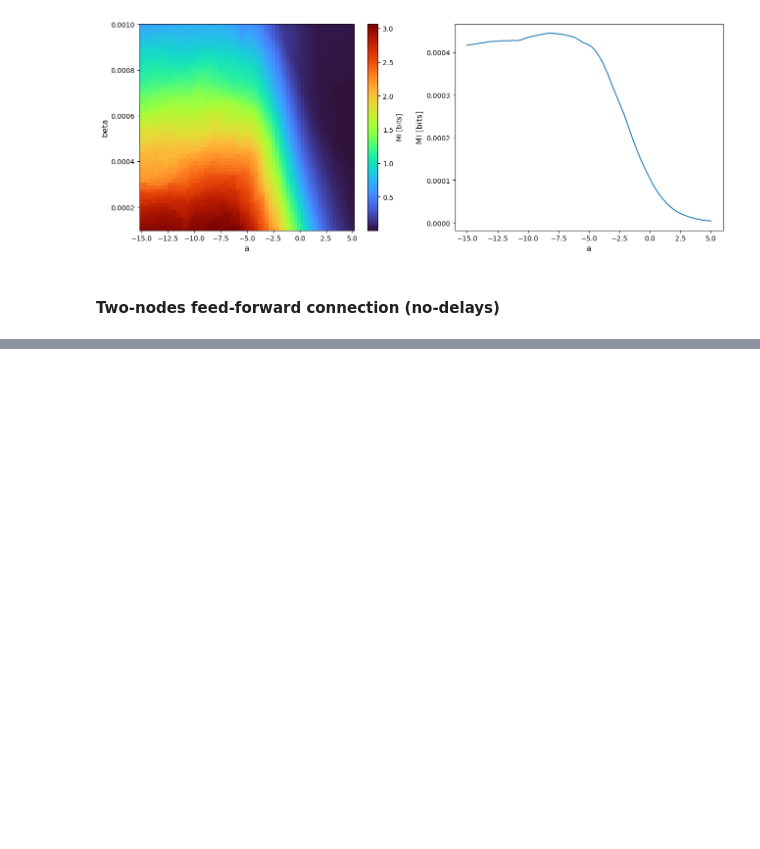
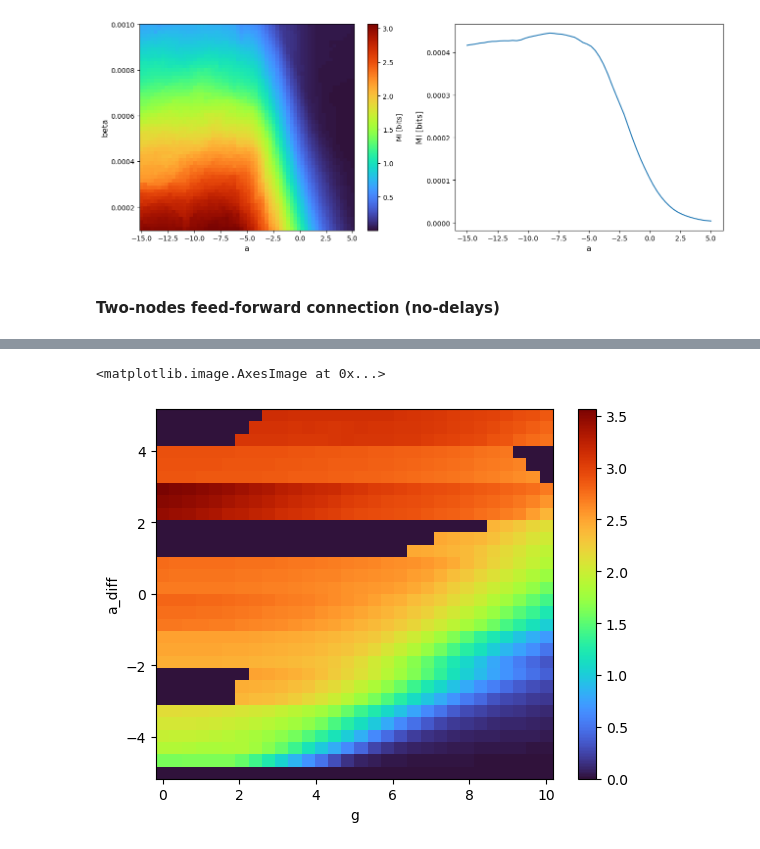
Before and after one commit to ViniciusLima94/StuartLandauWBM, a Jupyter notebook: notebooks/Stuart-Landau Model.ipynb, the cells around one changed output, grey strips where cells are left out. Cells and saved outputs as stored; diff of their text form; code cells hidden in the pictures; blank space fills up the shorter version.

```diff
--- a/notebooks/Stuart-Landau Model.ipynb
+++ b/notebooks/Stuart-Landau Model.ipynb
@@ -430,0 +520,5 @@ plt.plot(g_vec, mi_heterogeneous.max(1))
+# %%
+simulate_jax_3 = jax.vmap(
+    simulate_jax,
+    in_axes=(None, 0, None, 0, None, None, None, None, None, None, None),
+)
@@ -430,0 +543,20 @@ plt.plot(g_vec, mi_heterogeneous.max(1))
+# %%
+result = numpy.concatenate(out).squeeze()
+result = result.transpose(0, 1, 3, 2)
+# %%
+mi = []
+
+for i in tqdm(range(grid.shape[0])):
+    try:
+        mi += [
+            gccmi_nd_ccc(
+                x=numpy.abs(result[i, :, 0]),
+                y=numpy.abs(result[i, :, 1]),
+                z=numpy.array(I[:, 0, ::15]),
+                traxis=0,
+            )
+        ]
+    except:
+        mi += [numpy.zeros_like(T[::15])]
+
+mi = np.stack(mi)
@@ -430,0 +567,11 @@ plt.plot(g_vec, mi_heterogeneous.max(1))
+# %%
+mi_ = xr.DataArray(
+    mi.reshape(a_vec.shape[0], g_vec.shape[0], -1).mean(-1),
+    dims=("a_diff", "g"),
+    coords=(a_vec, g_vec),
+)
+# %%
+mi_.plot.imshow( origin="lower", vmin=0, cmap="turbo")
+# %% [output]
+<matplotlib.image.AxesImage at 0x...>
+[figure, added]
```
Also changed, not shown: parts of 21 cells of this notebook, 1 other file.
